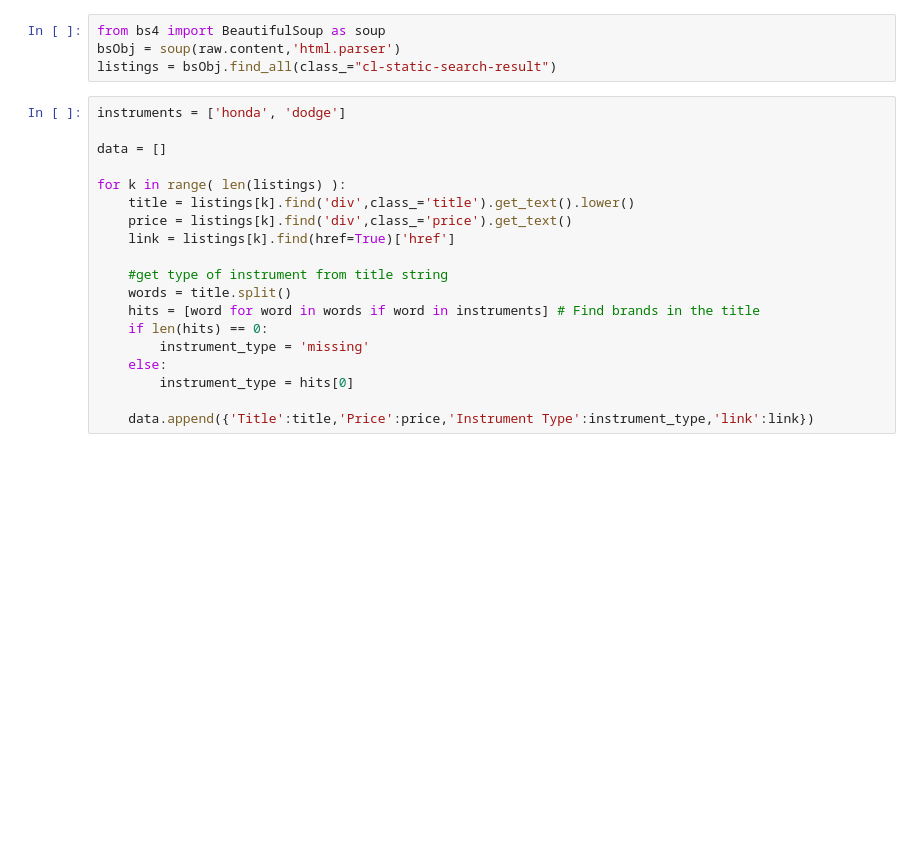
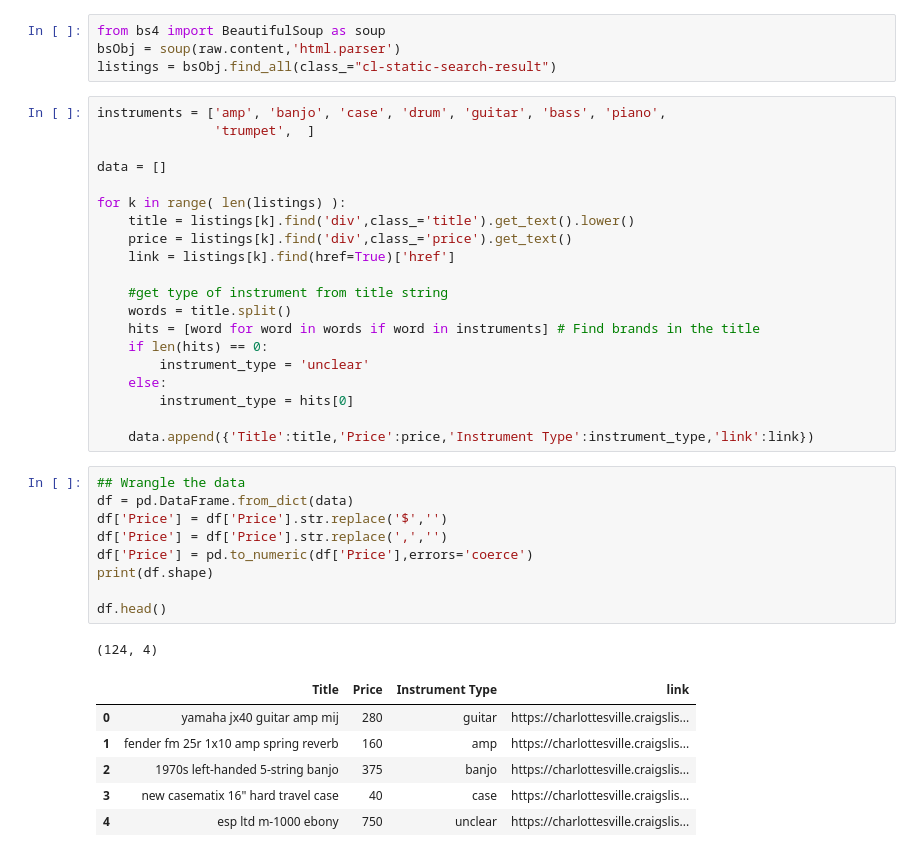
Before and after one commit to kpunsalan8/DS-3001-wrangling, a Jupyter notebook: lab/lab_notebook.ipynb, the cells around one changed output. Saved outputs shown, nothing was run; the diff lists cells and outputs as text; blank space fills up the shorter version.

```diff
--- a/lab/lab_notebook.ipynb
+++ b/lab/lab_notebook.ipynb
@@ -228,7 +228,8 @@ from bs4 import BeautifulSoup as soup
 bsObj = soup(raw.content,'html.parser')
 listings = bsObj.find_all(class_="cl-static-search-result")
 # %%
-instruments = ['honda', 'dodge']
+instruments = ['amp', 'banjo', 'case', 'drum', 'guitar', 'bass', 'piano',
+               'trumpet',  ]
 
 data = []
 
@@ -241,8 +242,25 @@ for k in range( len(listings) ):
     words = title.split()
     hits = [word for word in words if word in instruments] # Find brands in the title
     if len(hits) == 0:
-        instrument_type = 'missing'
+        instrument_type = 'unclear'
     else:
         instrument_type = hits[0]
 
     data.append({'Title':title,'Price':price,'Instrument Type':instrument_type,'link':link})
+# %%
+## Wrangle the data
+df = pd.DataFrame.from_dict(data)
+df['Price'] = df['Price'].str.replace('$','')
+df['Price'] = df['Price'].str.replace(',','')
+df['Price'] = pd.to_numeric(df['Price'],errors='coerce')
+print(df.shape)
+
+df.head()
+# %% [output]
+(124, 4)
+|  | Title | Price | Instrument Type | link |
+| 0 | yamaha jx40 guitar amp mij | 280 | guitar | https://charlottesville.craigslis... |
+| 1 | fender fm 25r 1x10 amp spring reverb | 160 | amp | https://charlottesville.craigslis... |
+| 2 | 1970s left-handed 5-string banjo | 375 | banjo | https://charlottesville.craigslis... |
+| 3 | new casematix 16" hard travel case | 40 | case | https://charlottesville.craigslis... |
+| 4 | esp ltd m-1000 ebony | 750 | unclear | https://charlottesville.craigslis... |
```
Also changed, not shown: parts of 3 cells of this notebook.
